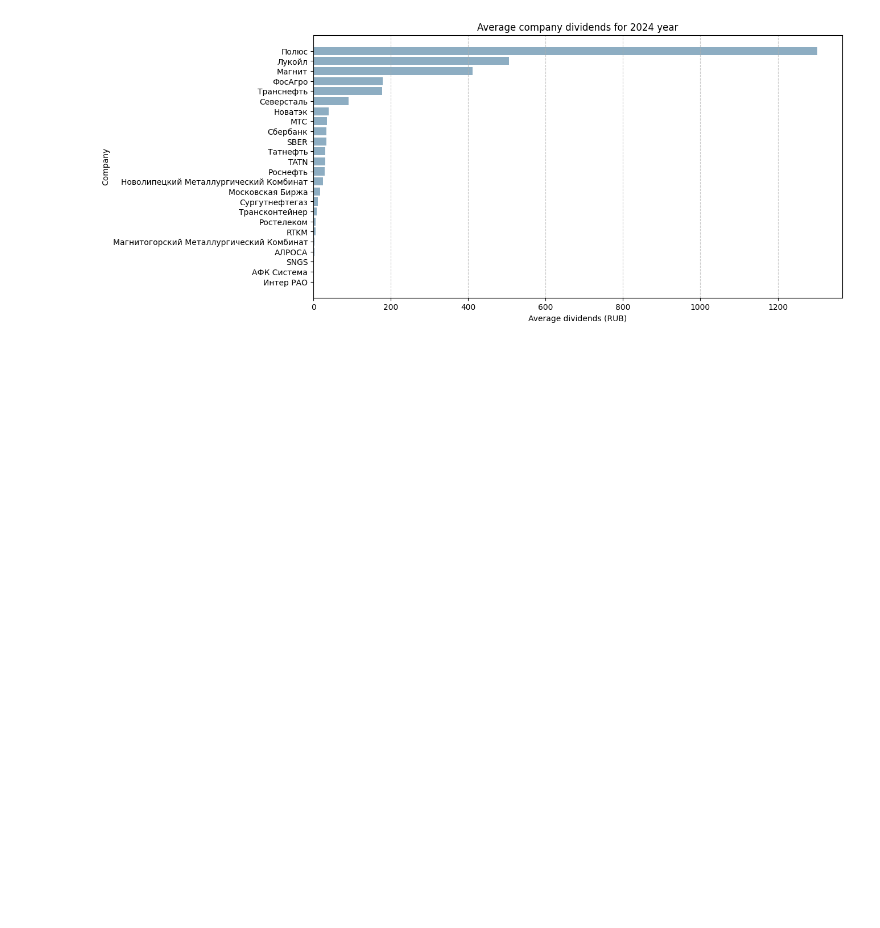
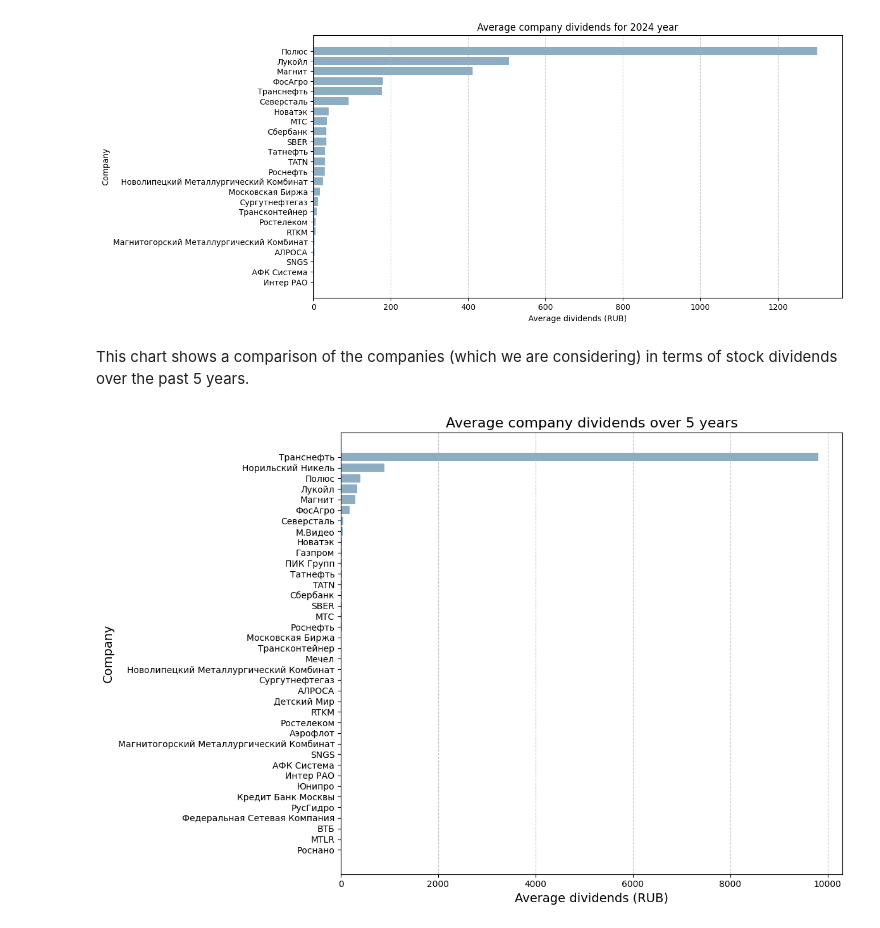
Before and after one commit to Data-Wrangling-and-Visualisation/Visualizing-Russian-Stock-Market, a Jupyter notebook: dividends_eda.ipynb, the cells around one changed output. Drawn from its saved outputs; the diff is of its cells as text; code cells hidden in the pictures; blank space fills up the shorter version.

```diff
--- a/dividends_eda.ipynb
+++ b/dividends_eda.ipynb
@@ -167,3 +167,49 @@ plt.gca().invert_yaxis()
 plt.show()
 # %% [output]
 [figure]
+# %% [markdown]
+This chart shows a comparison of the companies (which we are considering) in terms of stock dividends over the past 5 years.
+# %%
+import json
+import matplotlib.pyplot as plt
+import numpy as np
+
+with open('Database/combined_data_dividends.json', 'r') as file:
+    data = [json.loads(line) for line in file]
+
+with open('mapping.txt', 'r', encoding='utf-8') as file:
+    company_mapping = json.load(file)
+
+ticker_to_company = {v: k for k, v in company_mapping.items()}
+
+dividends_by_company = {}
+for item in data:
+    ticker = item['DIV_TICK']
+    company_name = ticker_to_company.get(ticker, ticker)
+    dividend = float(item['value'])
+    if company_name in dividends_by_company:
+        dividends_by_company[company_name].append(dividend)
+    else:
+        dividends_by_company[company_name] = [dividend]
+
+#average dividends of company
+companies = list(dividends_by_company.keys())
+avg_dividends = [np.mean(dividends_by_company[company]) for company in companies]
+
+#sort company by dividends
+sorted_indices = np.argsort(avg_dividends)[::-1]
+companies = [companies[i] for i in sorted_indices]
+avg_dividends = [avg_dividends[i] for i in sorted_indices]
+
+plt.figure(figsize=(12, 8))
+plt.barh(companies, avg_dividends, color='#5D8AA8', alpha=0.7)
+plt.xlabel('Average dividends (RUB)', fontsize=14)
+plt.ylabel('Company', fontsize=14)
+plt.title('Average company dividends over 5 years', fontsize=16)
+plt.grid(axis='x', linestyle='--', alpha=0.7)
+plt.gca().invert_yaxis()
+plt.tight_layout()
+
+plt.show()
+# %% [output]
+[figure, added]
```
Also changed, not shown: parts of 1 cell of this notebook.
